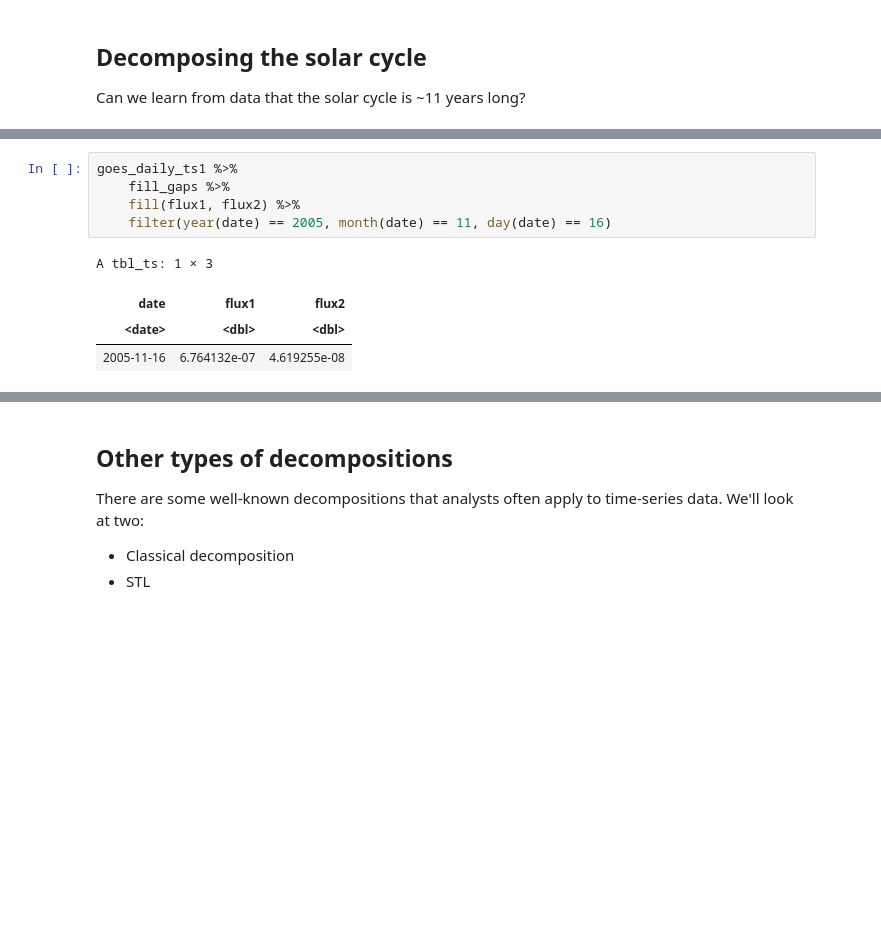
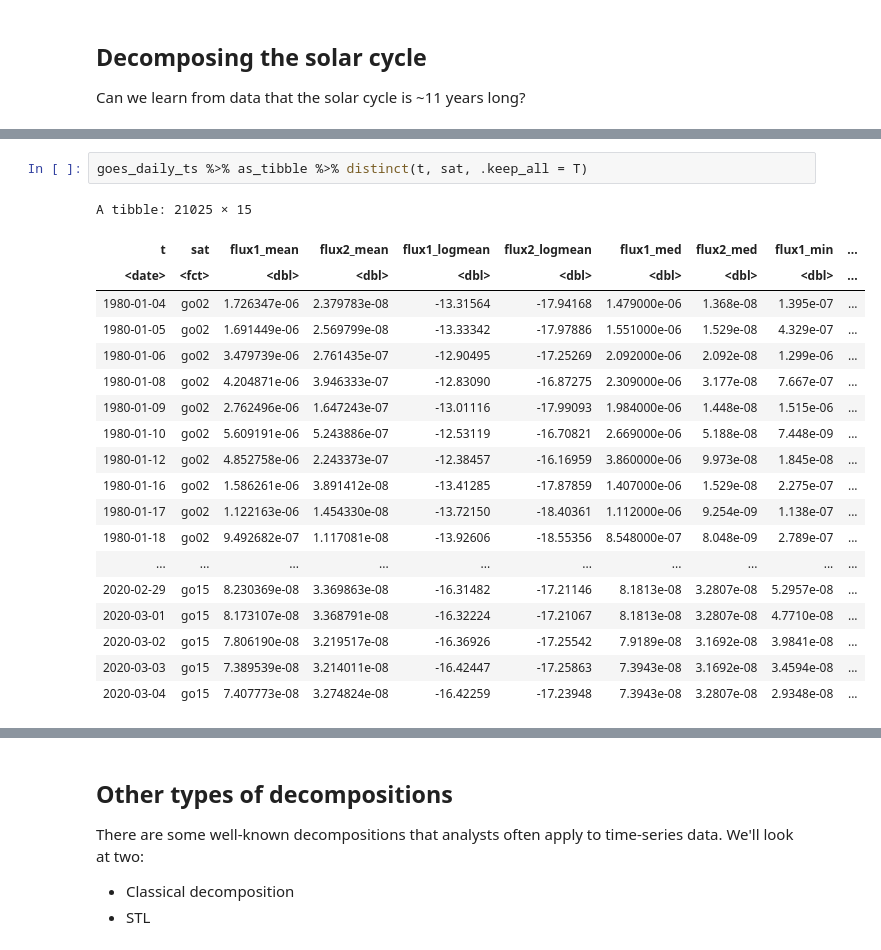
Before and after one commit to terhorst/stats504, a Jupyter notebook: lectures/week5/slides.ipynb, the cells around one changed output, grey strips where cells are left out. Cells and saved outputs as stored; diff of their text form; blank space fills up the shorter version.

```diff
--- a/lectures/week5/slides.ipynb
+++ b/lectures/week5/slides.ipynb
@@ -308,11 +390,23 @@ goes_daily_ts %>% autoplot(log10(flux1_mean))
 # %%
-goes_daily_ts1 %>%
-    fill_gaps %>%
-    fill(flux1, flux2) %>%
-    filter(year(date) == 2005, month(date) == 11, day(date) == 16)
+goes_daily_ts %>% as_tibble %>% distinct(t, sat, .keep_all = T)
 # %% [output]
-A tbl_ts: 1 × 3
+A tibble: 21025 × 15
-| date | flux1 | flux2 |
-| <date> | <dbl> | <dbl> |
-| 2005-11-16 | 6.764132e-07 | 4.619255e-08 |
+| t | sat | flux1_mean | flux2_mean | flux1_logmean | flux2_logmean | flux1_med | flux2_med | flux1_min | ... |
+| <date> | <fct> | <dbl> | <dbl> | <dbl> | <dbl> | <dbl> | <dbl> | <dbl> | ... |
+| 1980-01-04 | go02 | 1.726347e-06 | 2.379783e-08 | -13.31564 | -17.94168 | 1.479000e-06 | 1.368e-08 | 1.395e-07 | ... |
+| 1980-01-05 | go02 | 1.691449e-06 | 2.569799e-08 | -13.33342 | -17.97886 | 1.551000e-06 | 1.529e-08 | 4.329e-07 | ... |
+| 1980-01-06 | go02 | 3.479739e-06 | 2.761435e-07 | -12.90495 | -17.25269 | 2.092000e-06 | 2.092e-08 | 1.299e-06 | ... |
+| 1980-01-08 | go02 | 4.204871e-06 | 3.946333e-07 | -12.83090 | -16.87275 | 2.309000e-06 | 3.177e-08 | 7.667e-07 | ... |
+| 1980-01-09 | go02 | 2.762496e-06 | 1.647243e-07 | -13.01116 | -17.99093 | 1.984000e-06 | 1.448e-08 | 1.515e-06 | ... |
+| 1980-01-10 | go02 | 5.609191e-06 | 5.243886e-07 | -12.53119 | -16.70821 | 2.669000e-06 | 5.188e-08 | 7.448e-09 | ... |
+| 1980-01-12 | go02 | 4.852758e-06 | 2.243373e-07 | -12.38457 | -16.16959 | 3.860000e-06 | 9.973e-08 | 1.845e-08 | ... |
+| 1980-01-16 | go02 | 1.586261e-06 | 3.891412e-08 | -13.41285 | -17.87859 | 1.407000e-06 | 1.529e-08 | 2.275e-07 | ... |
+| 1980-01-17 | go02 | 1.122163e-06 | 1.454330e-08 | -13.72150 | -18.40361 | 1.112000e-06 | 9.254e-09 | 1.138e-07 | ... |
+| 1980-01-18 | go02 | 9.492682e-07 | 1.117081e-08 | -13.92606 | -18.55356 | 8.548000e-07 | 8.048e-09 | 2.789e-07 | ... |
+| ... | ... | ... | ... | ... | ... | ... | ... | ... | ... |
+| 2020-02-29 | go15 | 8.230369e-08 | 3.369863e-08 | -16.31482 | -17.21146 | 8.1813e-08 | 3.2807e-08 | 5.2957e-08 | ... |
+| 2020-03-01 | go15 | 8.173107e-08 | 3.368791e-08 | -16.32224 | -17.21067 | 8.1813e-08 | 3.2807e-08 | 4.7710e-08 | ... |
+| 2020-03-02 | go15 | 7.806190e-08 | 3.219517e-08 | -16.36926 | -17.25542 | 7.9189e-08 | 3.1692e-08 | 3.9841e-08 | ... |
+| 2020-03-03 | go15 | 7.389539e-08 | 3.214011e-08 | -16.42447 | -17.25863 | 7.3943e-08 | 3.1692e-08 | 3.4594e-08 | ... |
+| 2020-03-04 | go15 | 7.407773e-08 | 3.274824e-08 | -16.42259 | -17.23948 | 7.3943e-08 | 3.2807e-08 | 2.9348e-08 | ... |
 # %%
```
Also changed, not shown: parts of 20 cells of this notebook.
